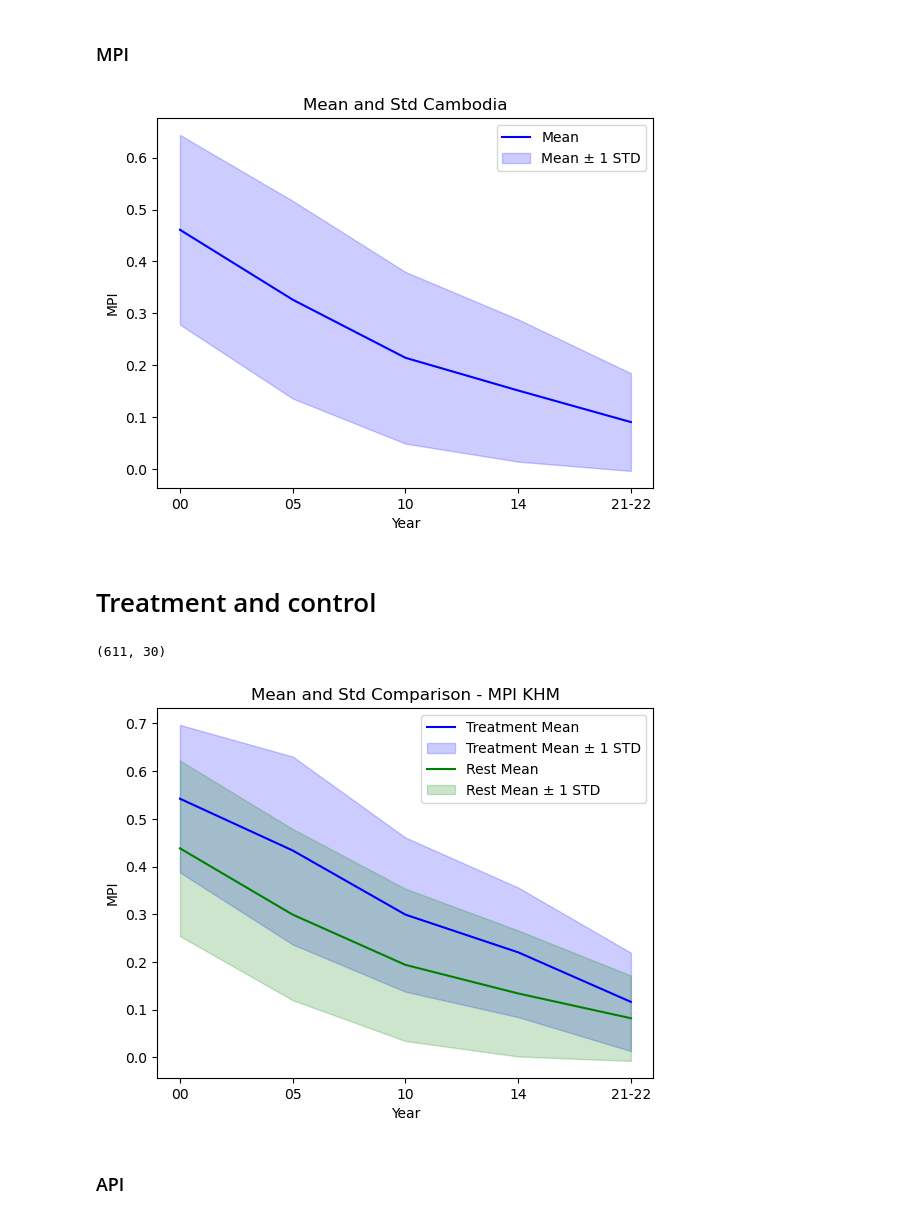
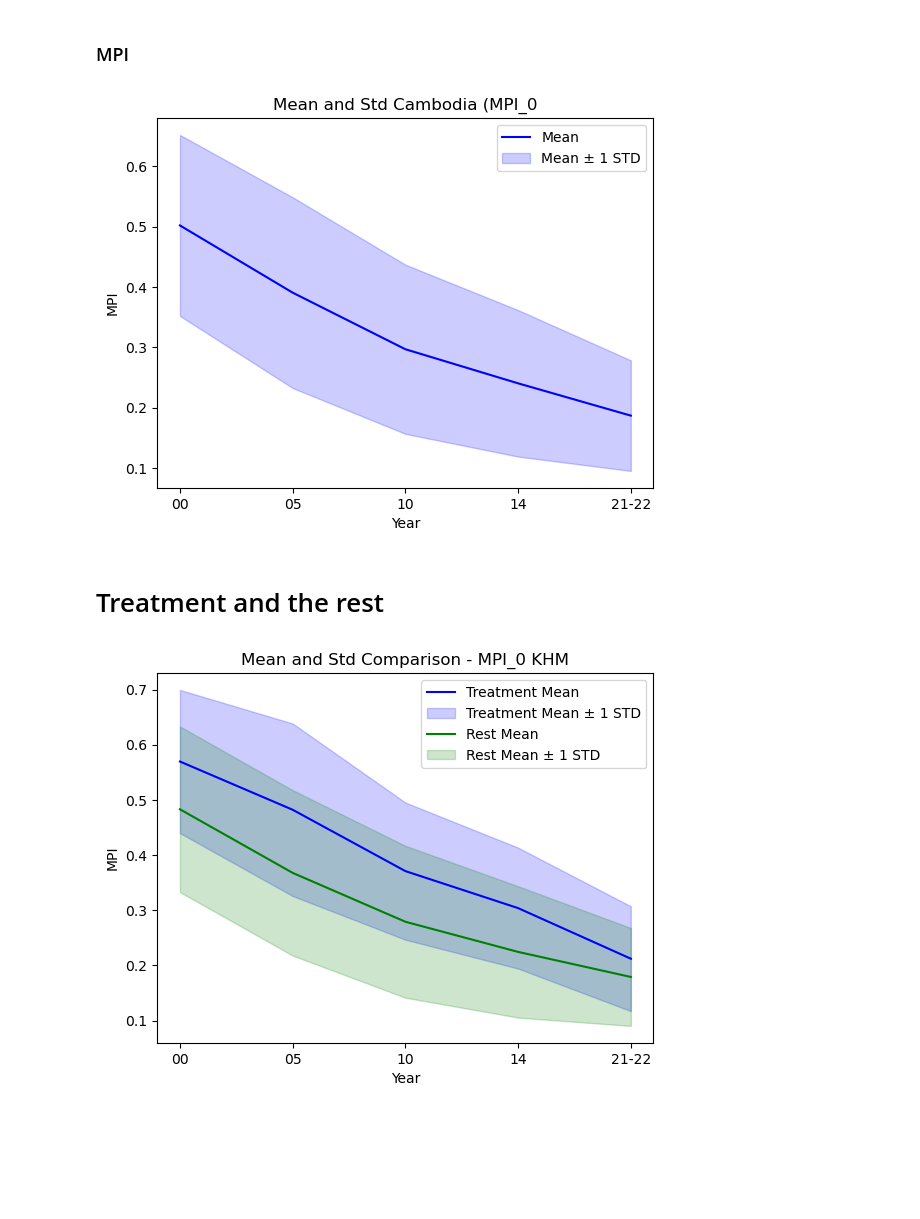
Before and after one commit to sig-gis/dises-khm-mpi, a Jupyter notebook: optional_notebooks/DHS Data Preprocessing.ipynb, the cells around one changed output. Cells and saved outputs as stored; diff of their text form; code cells hidden in the pictures; blank space fills up the shorter version.

```diff
--- a/optional_notebooks/DHS Data Preprocessing.ipynb
+++ b/optional_notebooks/DHS Data Preprocessing.ipynb
@@ -49,7 +50,7 @@ for year in years:
     year_stats = {}
 
     df = mpi[year]
-    weighted_stats = DescrStatsW(df['mpi'], weights=df['tot_ppl'])
+    weighted_stats = DescrStatsW(df['mpi_0'], weights=df['tot_ppl'])
     year_stats['mean'] = weighted_stats.mean
     year_stats['std'] = weighted_stats.std
     year_stats['var'] = weighted_stats.var
@@ -76,7 +75,7 @@ def plot_mean_std(df):
     # Add labels and legend
     plt.xlabel('Year')
     plt.ylabel('MPI')
-    plt.title('Mean and Std Cambodia')
+    plt.title('Mean and Std Cambodia (MPI_0')
     plt.legend()
 
     # Display the plot
@@ -84,4 +83,4 @@ def plot_mean_std(df):
 # %%
 plot_mean_std(df)
 # %% [output]
-[figure, old version]
+[figure, new version]
@@ -90,16 +87,12 @@ df.to_clipboard()
 # %% [markdown]
-# Treatment and control
+# Treatment and the rest
 # %%
 # Load the shape file with geographic covariates
 initial_shape_path = os.path.join(data_folder, country, 'panel/panel-khm-02082024-v2.shp')
 gdf = gpd.read_file(initial_shape_path)
 gdf = gdf.to_crs(pcrs)
 # %%
-gdf = gdf[['cf_buffer5', 'geometry']]
+gdf = gdf[['grid_id', 'cf_buffer5', 'geometry']]
-# %%
-mpi['14'].shape
-# %% [output]
-(611, 30)
 # %%
 for year in years:
     mpi[year] = mpi[year].sjoin(gdf)
@@ -120,7 +113,7 @@ for year in years:
 
     # Weighted statistics for the 'cf_buffer5' subgroup
     if not df_t.empty:
-        weighted_stats_t = DescrStatsW(df_t['mpi'], weights=df_t['tot_ppl'])
+        weighted_stats_t = DescrStatsW(df_t['mpi_0'], weights=df_t['tot_ppl'])
         year_stats['treatment'] = {
             'mean': weighted_stats_t.mean,
             'std': weighted_stats_t.std,
@@ -129,7 +122,7 @@ for year in years:
 
     # Weighted statistics for the rest of the data
     if not df_rest.empty:
-        weighted_stats_rest = DescrStatsW(df_rest['mpi'], weights=df_rest['tot_ppl'])
+        weighted_stats_rest = DescrStatsW(df_rest['mpi_0'], weights=df_rest['tot_ppl'])
         year_stats['rest'] = {
             'mean': weighted_stats_rest.mean,
             'std': weighted_stats_rest.std,
@@ -210,8 +203,6 @@ def plot_mean_std(df1, df2, label1='Group 1', label2='Group 2', title='Mean and
 # Example usage:
 # plot_mean_std(df1, df2, label1='cf_buffer5', label2='Rest', title='Mean and Std of MPI: cf_buffer5 vs Rest')
 # %%
-plot_mean_std(df1, df2, label1='Treatment', label2='Rest', title='Mean and Std Comparison - MPI KHM')
+plot_mean_std(df1, df2, label1='Treatment', label2='Rest', title='Mean and Std Comparison - MPI_0 KHM')
 # %% [output]
-[figure, old version]
+[figure, new version]
-# %% [markdown]
-### API
```
Also changed, not shown: parts of 31 cells of this notebook, 15 other files.
